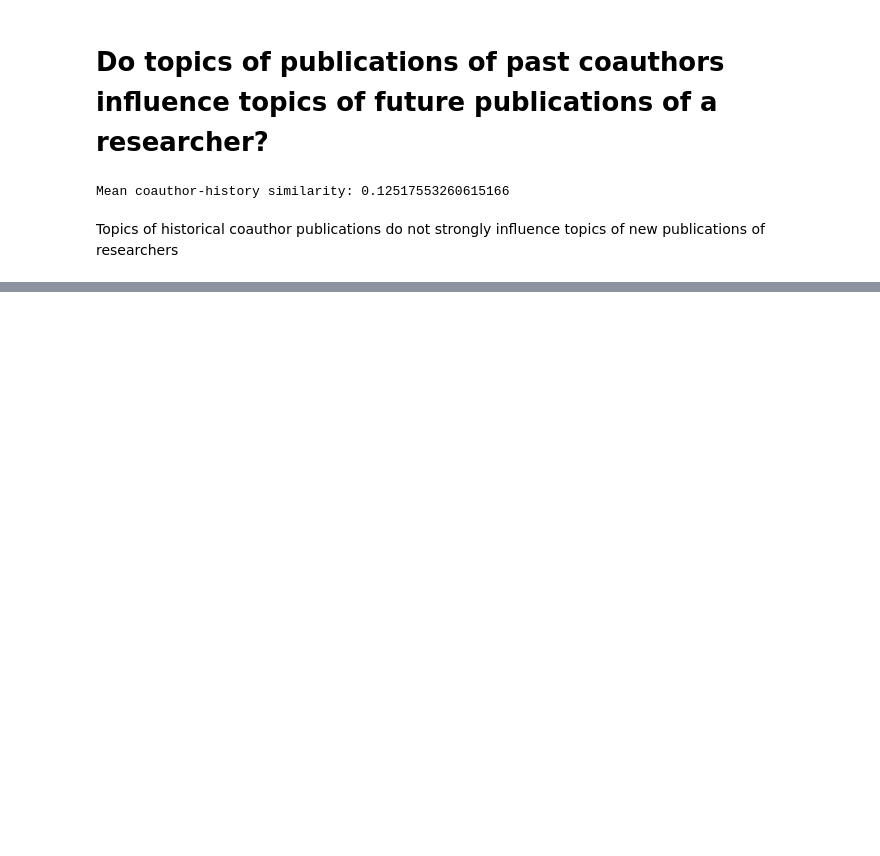
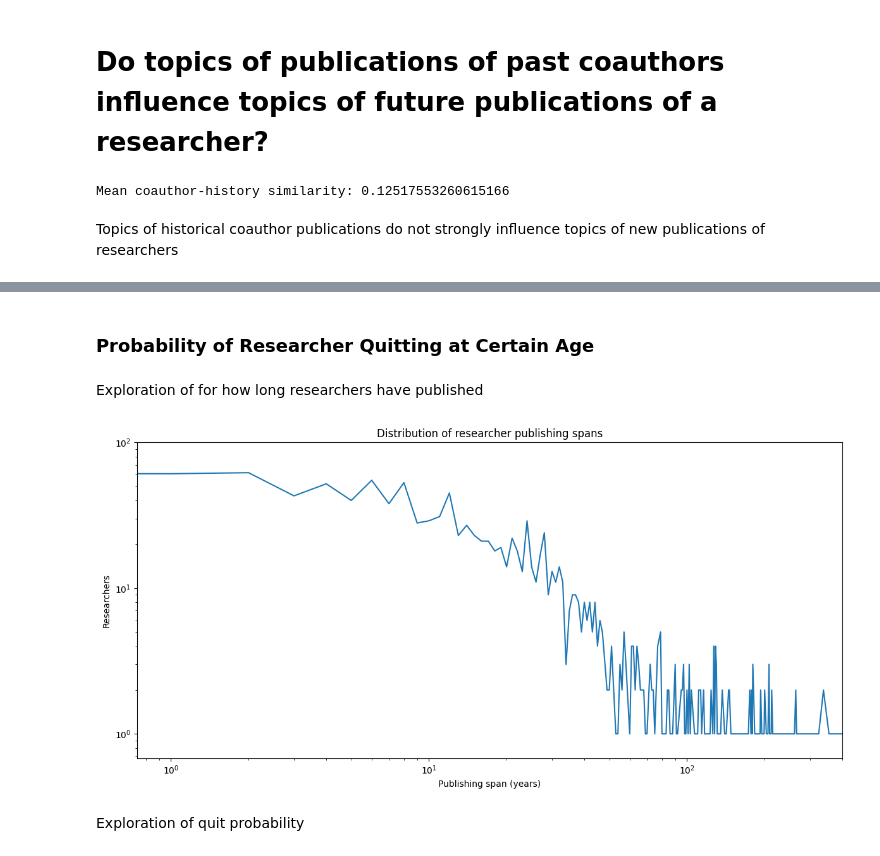
Before and after one commit to wojcho/CHExNet-CAC-ALMA-ABM, a Jupyter notebook: abm.ipynb, the cells around one changed output, grey strips where cells are left out. Cells and saved outputs as stored; diff of their text form; code cells hidden in the pictures; blank space fills up the shorter version.

```diff
--- a/abm.ipynb
+++ b/abm.ipynb
@@ -789,0 +1172,67 @@ Topics of historical coauthor publications do not strongly influence topics of n
+# %% [markdown]
+### Probability of Researcher Quitting at Certain Age
+# %% [markdown]
+Exploration of for how long researchers have published
+# %%
+df = publications_df.copy()
+df["date_start"] = pd.to_datetime(df["date_start"])
+
+first_pub = {}
+last_pub = {}
+
+for _, row in df.iterrows():
+    researcher_ids = row["all_names_final_id"]
+    pub_date = row["date_start"]
+
+    if researcher_ids is None:
+        continue
+
+    for researcher_id in researcher_ids:
+
+        # first publication
+        if (
+            researcher_id not in first_pub
+            or pub_date < first_pub[researcher_id]
+        ):
+            first_pub[researcher_id] = pub_date
+
+        # last publication
+        if (
+            researcher_id not in last_pub
+            or pub_date > last_pub[researcher_id]
+        ):
+            last_pub[researcher_id] = pub_date
+
+# DataFrame with careers
+career_df = pd.DataFrame({
+    "first_pub": pd.Series(first_pub),
+    "last_pub": pd.Series(last_pub),
+})
+
+career_df["duration_days"] = (
+    career_df["last_pub"] - career_df["first_pub"]
+).dt.days
+
+career_df["duration_years"] = (
+    career_df["duration_days"] / 365.25
+)
+
+duration_years_int = career_df["duration_years"].astype(int)
+
+counts = duration_years_int.value_counts().sort_index()
+
+fig, ax = plt.subplots(figsize=(12,6))
+ax.plot(counts.index, counts.values)
+ax.set_xscale("log")
+ax.set_yscale("log")
+ax.set_xlim(0, 400)
+ax.set_ylim(0, 100)
+ax.set_xlabel("Publishing span (years)")
+ax.set_ylabel("Researchers")
+ax.set_title("Distribution of researcher publishing spans")
+plt.tight_layout()
+plt.show()
+# %% [output]
+[figure, added]
+# %% [markdown]
+Exploration of quit probability
```
Also changed, not shown: parts of 43 cells of this notebook, 1 other file.
